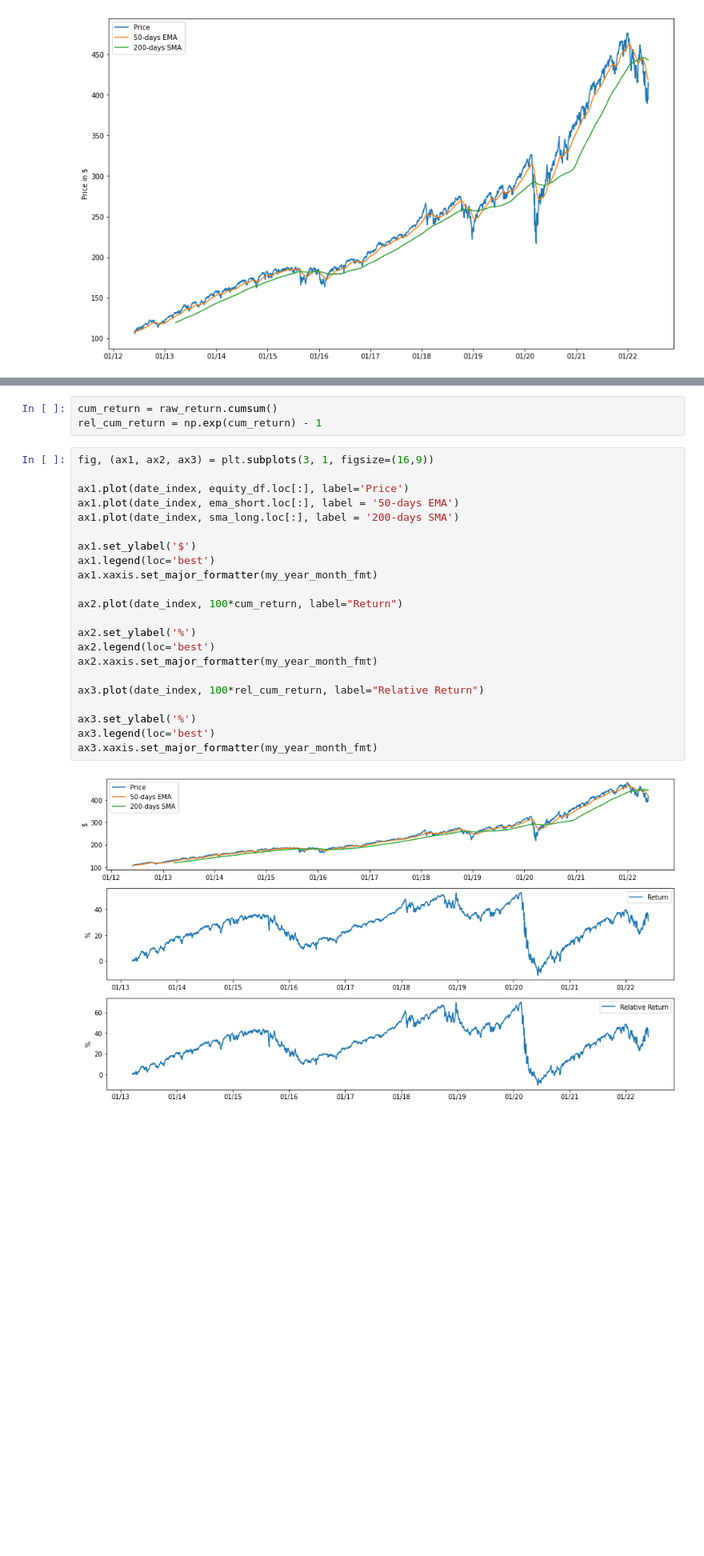
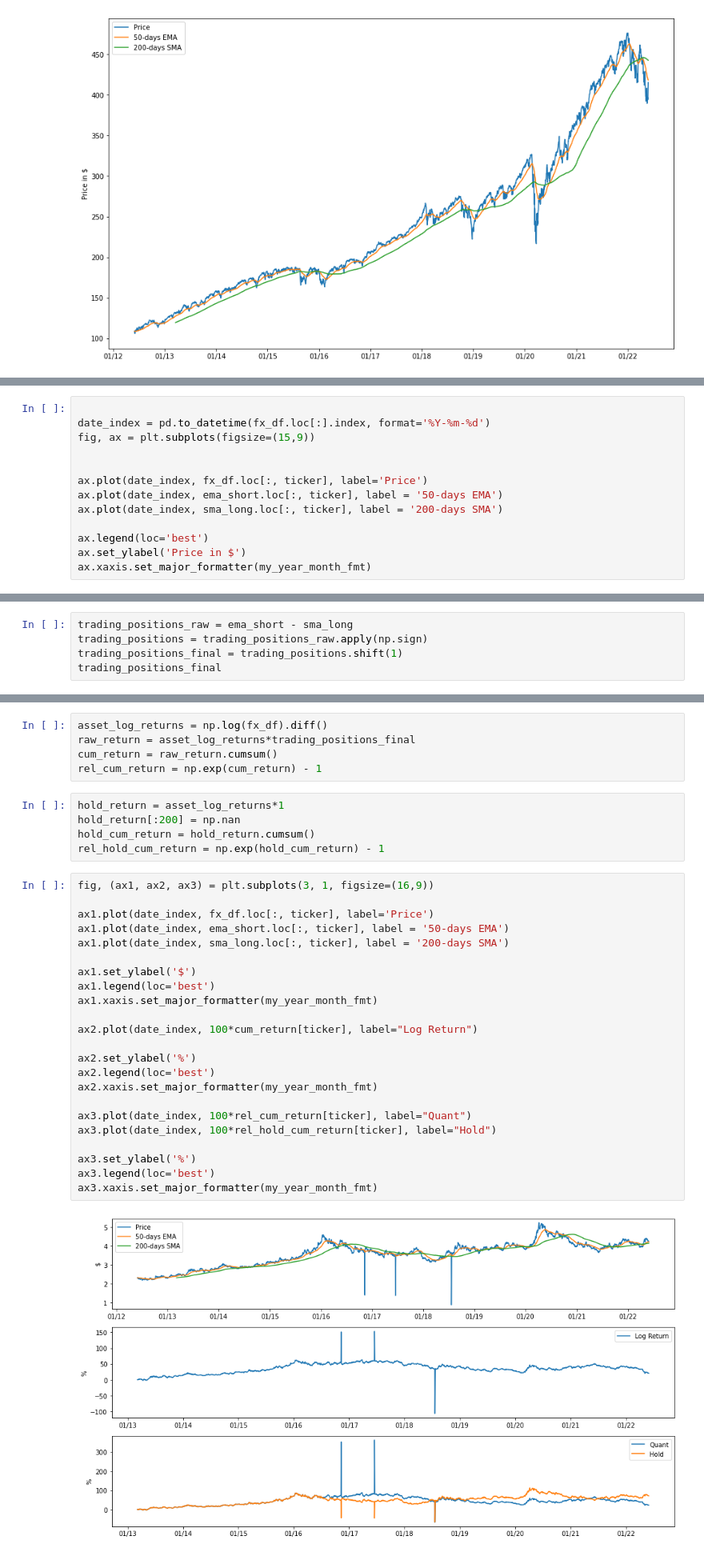
Before and after one commit to ricocahyadi777/quant-trading-project-maf, a Jupyter notebook: Quant.ipynb, the cells around one changed output, grey strips where cells are left out. Shown at 80% size. Saved outputs shown, nothing was run; the diff lists cells and outputs as text; blank space fills up the shorter version.

```diff
--- a/Quant.ipynb
+++ b/Quant.ipynb
@@ -112,0 +167,13 @@ raw_return
+# %%
+
+date_index = pd.to_datetime(fx_df.loc[:].index, format='%Y-%m-%d')
+fig, ax = plt.subplots(figsize=(15,9))
+
+
+ax.plot(date_index, fx_df.loc[:, ticker], label='Price')
+ax.plot(date_index, ema_short.loc[:, ticker], label = '50-days EMA')
+ax.plot(date_index, sma_long.loc[:, ticker], label = '200-days SMA')
+
+ax.legend(loc='best')
+ax.set_ylabel('Price in $')
+ax.xaxis.set_major_formatter(my_year_month_fmt)
@@ -112,0 +182,5 @@ raw_return
+# %%
+trading_positions_raw = ema_short - sma_long
+trading_positions = trading_positions_raw.apply(np.sign)
+trading_positions_final = trading_positions.shift(1)
+trading_positions_final
@@ -113,27 +218,35 @@ raw_return
 # %%
+asset_log_returns = np.log(fx_df).diff()
+raw_return = asset_log_returns*trading_positions_final
 cum_return = raw_return.cumsum()
 rel_cum_return = np.exp(cum_return) - 1
+# %%
+hold_return = asset_log_returns*1
+hold_return[:200] = np.nan
+hold_cum_return = hold_return.cumsum()
+rel_hold_cum_return = np.exp(hold_cum_return) - 1
 # %%
 fig, (ax1, ax2, ax3) = plt.subplots(3, 1, figsize=(16,9))
 
-ax1.plot(date_index, equity_df.loc[:], label='Price')
-ax1.plot(date_index, ema_short.loc[:], label = '50-days EMA')
-ax1.plot(date_index, sma_long.loc[:], label = '200-days SMA')
+ax1.plot(date_index, fx_df.loc[:, ticker], label='Price')
+ax1.plot(date_index, ema_short.loc[:, ticker], label = '50-days EMA')
+ax1.plot(date_index, sma_long.loc[:, ticker], label = '200-days SMA')
 
 ax1.set_ylabel('$')
 ax1.legend(loc='best')
 ax1.xaxis.set_major_formatter(my_year_month_fmt)
 
-ax2.plot(date_index, 100*cum_return, label="Return")
+ax2.plot(date_index, 100*cum_return[ticker], label="Log Return")
 
 ax2.set_ylabel('%')
 ax2.legend(loc='best')
 ax2.xaxis.set_major_formatter(my_year_month_fmt)
 
-ax3.plot(date_index, 100*rel_cum_return, label="Relative Return")
+ax3.plot(date_index, 100*rel_cum_return[ticker], label="Quant")
+ax3.plot(date_index, 100*rel_hold_cum_return[ticker], label="Hold")
 
 ax3.set_ylabel('%')
 ax3.legend(loc='best')
 ax3.xaxis.set_major_formatter(my_year_month_fmt)
 # %% [output]
-[figure, old version]
+[figure, new version]
```
Also changed, not shown: parts of 27 cells of this notebook, 1 other file.
